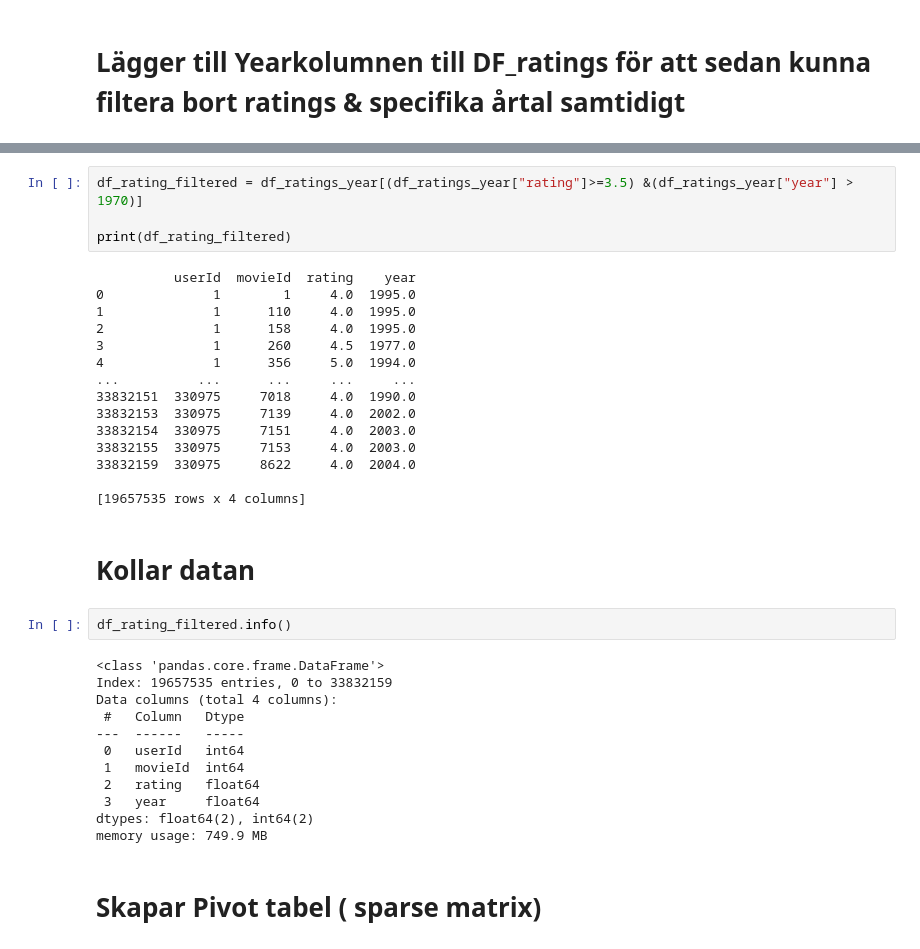
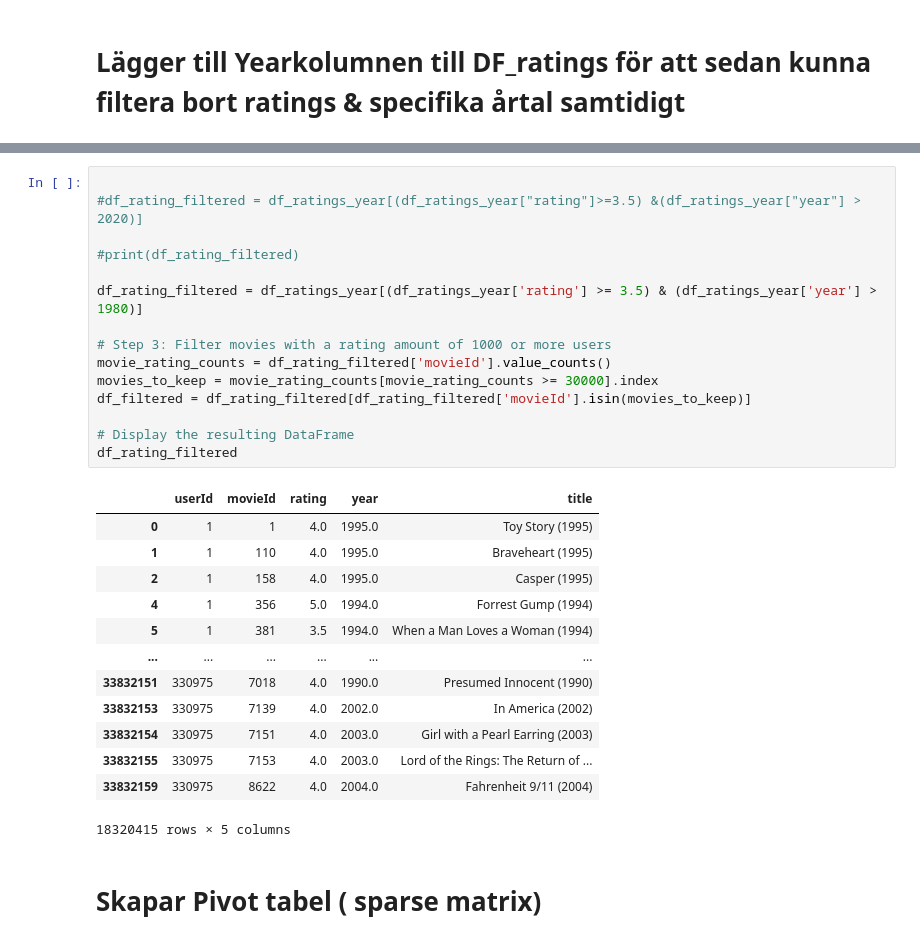
Before and after one commit to Zandri2k/Python-AI-Sandra-OPA23, a Jupyter notebook: labs/Labb_Maskininlärning.ipynb, the cells around one changed output, grey strips where cells are left out. Saved outputs shown, nothing was run; the diff lists cells and outputs as text.

```diff
--- a/labs/Labb_Maskininlärning.ipynb
+++ b/labs/Labb_Maskininlärning.ipynb
@@ -393,37 +393,31 @@ df_ratings_year
-# %%
-df_rating_filtered = df_ratings_year[(df_ratings_year["rating"]>=3.5) &(df_ratings_year["year"] > 1970)]
-
-print(df_rating_filtered)
-# %% [output]
-          userId  movieId  rating    year
-0              1        1     4.0  1995.0
-1              1      110     4.0  1995.0
-2              1      158     4.0  1995.0
-3              1      260     4.5  1977.0
-4              1      356     5.0  1994.0
-...          ...      ...     ...     ...
-33832151  330975     7018     4.0  1990.0
-33832153  330975     7139     4.0  2002.0
-33832154  330975     7151     4.0  2003.0
-33832155  330975     7153     4.0  2003.0
-33832159  330975     8622     4.0  2004.0
-
-[19657535 rows x 4 columns]
-# %% [markdown]
-# Kollar datan
-# %%
-df_rating_filtered.info()
-# %% [output]
-<class 'pandas.core.frame.DataFrame'>
-Index: 19657535 entries, 0 to 33832159
-Data columns (total 4 columns):
- #   Column   Dtype
----  ------   -----
- 0   userId   int64
- 1   movieId  int64
- 2   rating   float64
- 3   year     float64
-dtypes: float64(2), int64(2)
-memory usage: 749.9 MB
+# %%
+
+#df_rating_filtered = df_ratings_year[(df_ratings_year["rating"]>=3.5) &(df_ratings_year["year"] > 2020)]
+
+#print(df_rating_filtered)
+
+df_rating_filtered = df_ratings_year[(df_ratings_year['rating'] >= 3.5) & (df_ratings_year['year'] > 1980)]
+
+# Step 3: Filter movies with a rating amount of 1000 or more users
+movie_rating_counts = df_rating_filtered['movieId'].value_counts()
+movies_to_keep = movie_rating_counts[movie_rating_counts >= 30000].index
+df_filtered = df_rating_filtered[df_rating_filtered['movieId'].isin(movies_to_keep)]
+
+# Display the resulting DataFrame
+df_rating_filtered
+# %% [output]
+|  | userId | movieId | rating | year | title |
+| 0 | 1 | 1 | 4.0 | 1995.0 | Toy Story (1995) |
+| 1 | 1 | 110 | 4.0 | 1995.0 | Braveheart (1995) |
+| 2 | 1 | 158 | 4.0 | 1995.0 | Casper (1995) |
+| 4 | 1 | 356 | 5.0 | 1994.0 | Forrest Gump (1994) |
+| 5 | 1 | 381 | 3.5 | 1994.0 | When a Man Loves a Woman (1994) |
+| ... | ... | ... | ... | ... | ... |
+| 33832151 | 330975 | 7018 | 4.0 | 1990.0 | Presumed Innocent (1990) |
+| 33832153 | 330975 | 7139 | 4.0 | 2002.0 | In America (2002) |
+| 33832154 | 330975 | 7151 | 4.0 | 2003.0 | Girl with a Pearl Earring (2003) |
+| 33832155 | 330975 | 7153 | 4.0 | 2003.0 | Lord of the Rings: The Return of ... |
+| 33832159 | 330975 | 8622 | 4.0 | 2004.0 | Fahrenheit 9/11 (2004) |
+18320415 rows × 5 columns
 # %% [markdown]
 # Skapar Pivot tabel ( sparse matrix)
```
Also changed, not shown: parts of 6 cells of this notebook.
